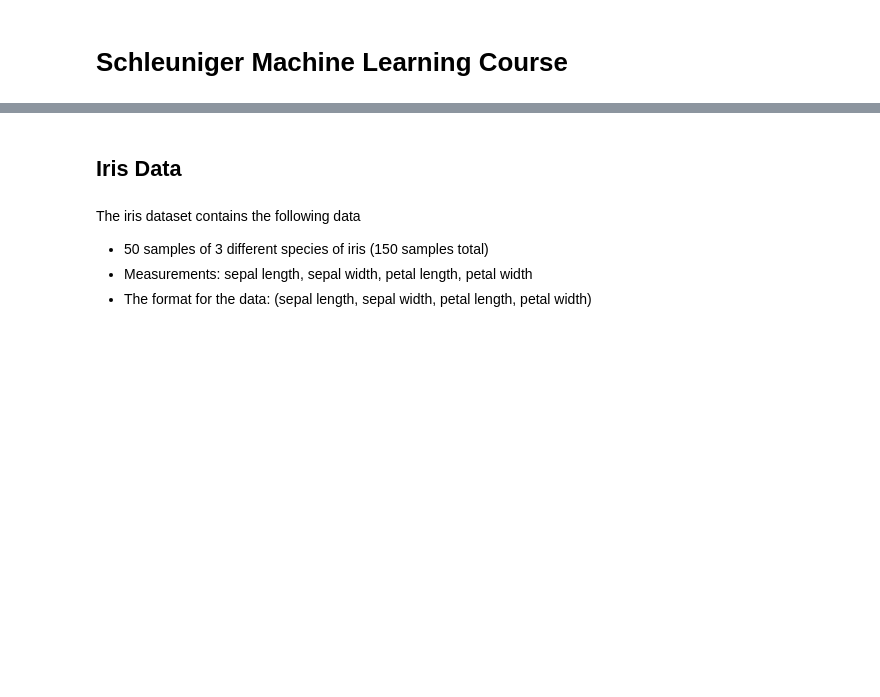
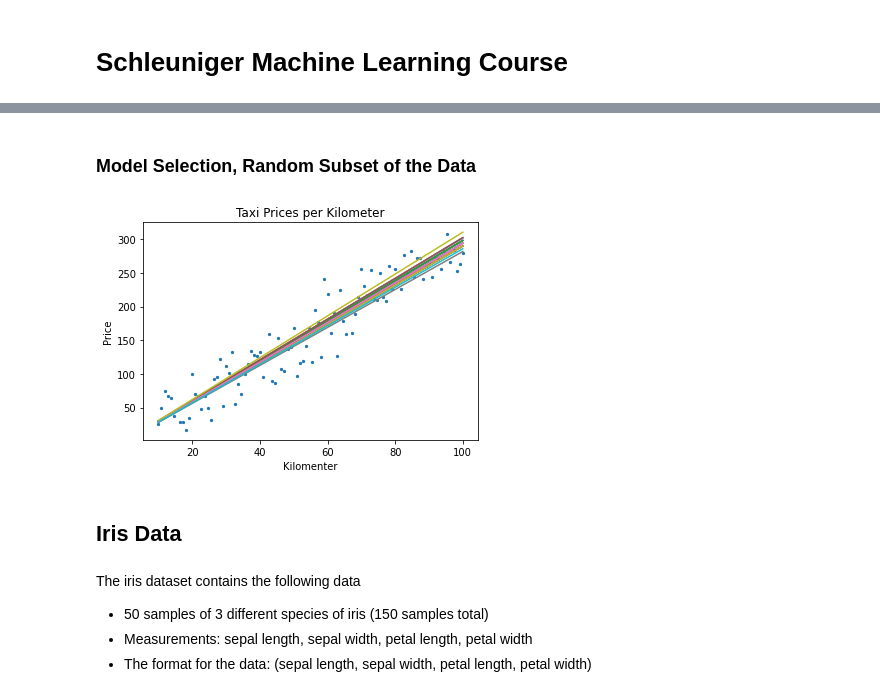
Before and after one commit to Davideee/schleuniger-ml, a Jupyter notebook: MachineLearningCourse.ipynb, the cells around one changed output, grey strips where cells are left out. Saved outputs shown, nothing was run; the diff lists cells and outputs as text; code cells hidden in the pictures; blank space fills up the shorter version.

```diff
--- a/MachineLearningCourse.ipynb
+++ b/MachineLearningCourse.ipynb
@@ -88,3 +95,34 @@ plt.show()
+# %% [markdown]
+### Model Selection, Random Subset of the Data
+# %%
+m_array = np.linspace(2,4,50)
+m_best_list = []
+for i in range(20):
+    np.random.seed(i)
+    x_sub = np.random.choice(x, 20, replace=True)
+    np.random.seed(i)
+    y_sub = np.random.choice(y, 20, replace=True)
+    cost_list = []
+    for m in m_array:
+        cost = 1 / n * np.sum((x_sub * m - y_sub)**2, axis=0)
+        cost_list.append(cost)
+
+    # find minimal cost index
+    index = np.argmin(cost_list)
+    # save the m with the lowest cost
+    m_best = m_array[index]
+    m_best_list.append(m_best)
+# %%
+plt.scatter(x,y, s=5)
+plt.title('Taxi Prices per Kilometer')
+plt.ylabel('Price')
+plt.xlabel('Kilomenter')
+for m in m_best_list:
+    y_prediction = x * m
+    plt.plot(x,y_prediction)
+plt.show()
+# %% [output]
+[figure, added]
 # %% [markdown]
 ## Iris Data
 # %% [markdown]
```
Also changed, not shown: parts of 94 cells of this notebook, 1 other file.
